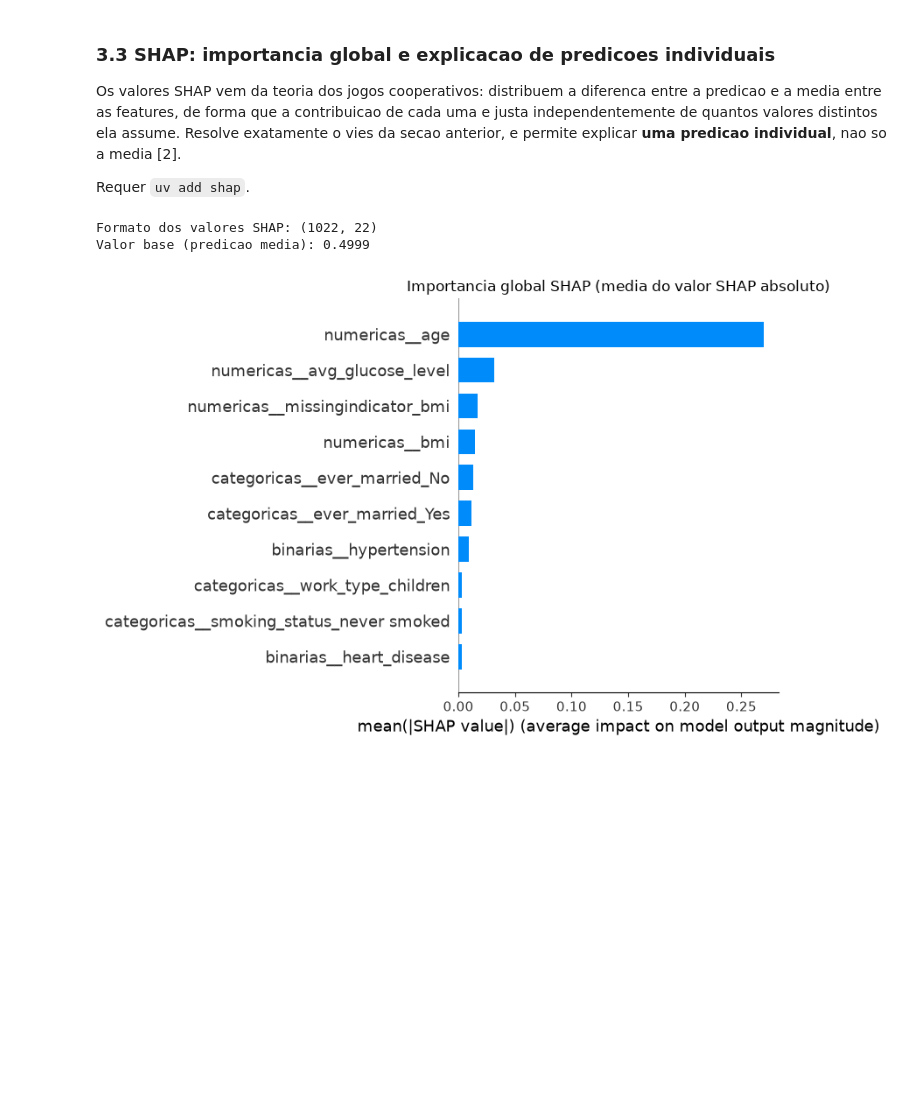
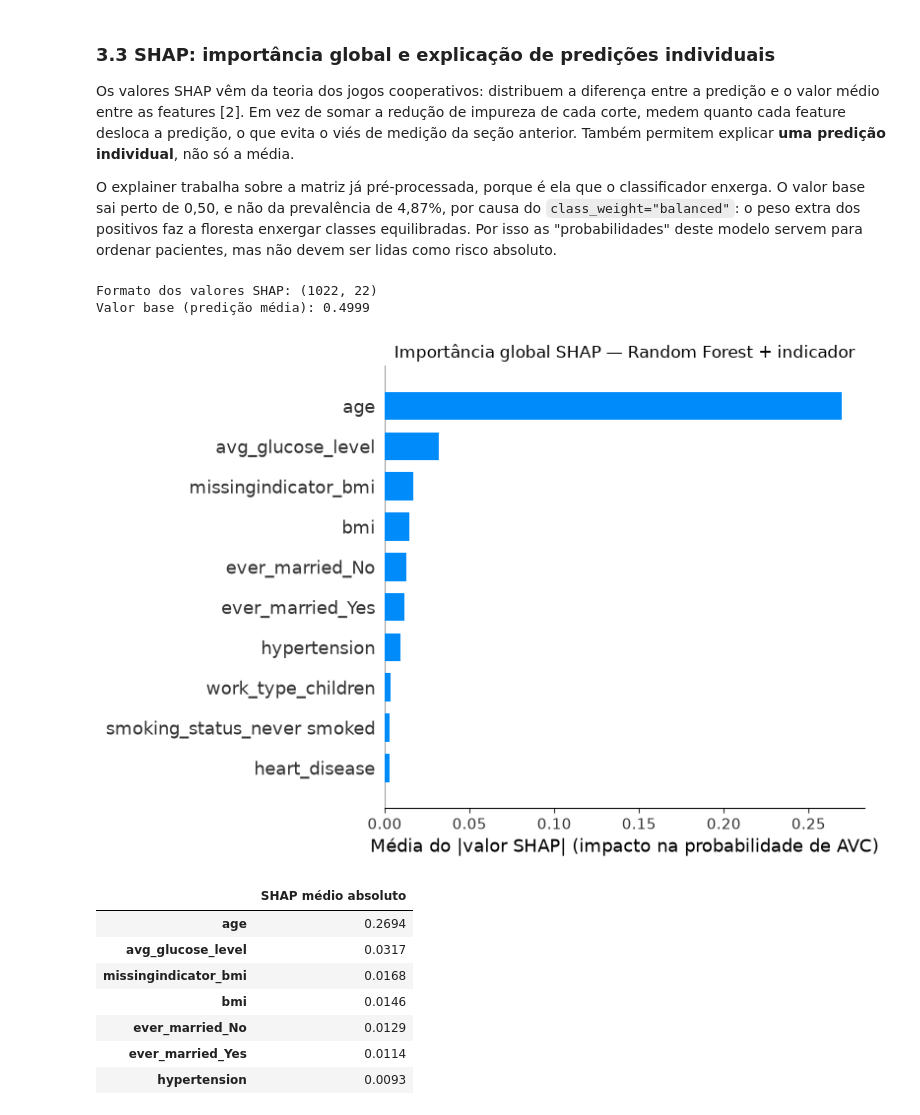
Before and after one commit to emilybrtt/projeto-machine-learning, a Jupyter notebook: aps2_modelagem.ipynb, the cells around one changed output. Saved outputs shown, nothing was run; the diff lists cells and outputs as text; code cells hidden in the pictures; blank space fills up the shorter version.

```diff
--- a/aps2_modelagem.ipynb
+++ b/aps2_modelagem.ipynb
@@ -828,62 +771,60 @@ por isso que a proxima secao usa SHAP, que nao sofre desse problema.
 # %% [markdown]
-### 3.3 SHAP: importancia global e explicacao de predicoes individuais
+### 3.3 SHAP: importância global e explicação de predições individuais
 
-Os valores SHAP vem da teoria dos jogos cooperativos: distribuem a diferenca
-entre a predicao e a media entre as features, de forma que a contribuicao de cada
-uma e justa independentemente de quantos valores distintos ela assume. Resolve
-exatamente o vies da secao anterior, e permite explicar **uma predicao
-individual**, nao so a media [2].
+Os valores SHAP vêm da teoria dos jogos cooperativos: distribuem a diferença
+entre a predição e o valor médio entre as features [2]. Em vez de somar a redução
+de impureza de cada corte, medem quanto cada feature desloca a predição, o que
+evita o viés de medição da seção anterior. Também permitem explicar **uma
+predição individual**, não só a média.
 
-Requer `uv add shap`.
+O explainer trabalha sobre a matriz já pré-processada, porque é ela que o
+classificador enxerga. O valor base sai perto de 0,50, e não da prevalência de
+4,87%, por causa do `class_weight="balanced"`: o peso extra dos positivos faz a
+floresta enxergar classes equilibradas. Por isso as "probabilidades" deste
+modelo servem para ordenar pacientes, mas não devem ser lidas como risco
+absoluto.
 # %%
 import shap
 
-# O explainer trabalha sobre a matriz ja pre-processada, nao sobre o DataFrame
-# original, porque e isso que o classificador enxerga.
-pre_ajustado = melhor_modelo[:-1]
-classificador_final = melhor_modelo[-1]
+X_test_proc = melhor_modelo[:-1].transform(X_test)
+nomes = melhor_modelo[:-1].get_feature_names_out()
 
-X_test_proc = pre_ajustado.transform(X_test)
-nomes = pre_ajustado.get_feature_names_out()
-
-explainer = shap.TreeExplainer(classificador_final)
-shap_values = explainer.shap_values(X_test_proc)
-
-# Para classificacao binaria o retorno pode vir com a dimensao das duas classes;
-# ficamos com a da classe positiva (AVC).
-if isinstance(shap_values, list):
-    shap_avc = shap_values[1]
-elif shap_values.ndim == 3:
-    shap_avc = shap_values[:, :, 1]
-else:
-    shap_avc = shap_values
-
-valor_base = explainer.expected_value
-if isinstance(valor_base, (list, np.ndarray)):
-    valor_base = valor_base[1]
+explainer = shap.TreeExplainer(melhor_modelo[-1])
+# para RandomForestClassifier o SHAP devolve (amostras, features, classes); ficamos com a classe AVC
+shap_avc = explainer.shap_values(X_test_proc)[:, :, 1]
+valor_base = explainer.expected_value[1]
 
 print("Formato dos valores SHAP:", shap_avc.shape)
-print("Valor base (predicao media):", round(float(valor_base), 4))
+print(f"Valor base (predição média): {valor_base:.4f}")
 # %% [output]
 Formato dos valores SHAP: (1022, 22)
-Valor base (predicao media): 0.4999
+Valor base (predição média): 0.4999
 # %%
-# plot_type='bar' resume a importancia media absoluta por feature; a
-# distribuicao completa (sinal e dispersao) fica no beeswarm da celula seguinte.
 shap.summary_plot(
     shap_avc,
     X_test_proc,
     feature_names=nomes,
     plot_type="bar",
     max_display=10,
     show=False,
 )
-
-plt.title("Importancia global SHAP (media do valor SHAP absoluto)")
+plt.title("Importância global SHAP — Random Forest + indicador")
+plt.xlabel("Média do |valor SHAP| (impacto na probabilidade de AVC)")
 plt.tight_layout()
 plt.show()
+
+shap_medio = pd.Series(np.abs(shap_avc).mean(axis=0), index=nomes).sort_values(ascending=False)
+display(shap_medio.head(7).round(4).to_frame("SHAP médio absoluto"))
 # %% [output]
-[figure, old version]
+[figure, new version]
+|  | SHAP médio absoluto |
+| age | 0.2694 |
+| avg_glucose_level | 0.0317 |
+| missingindicator_bmi | 0.0168 |
+| bmi | 0.0146 |
+| ever_married_No | 0.0129 |
+| ever_married_Yes | 0.0114 |
+| hypertension | 0.0093 |
 # %%
 shap.summary_plot(
     shap_avc,
```
Also changed, not shown: parts of 44 cells of this notebook, 11 other files.
